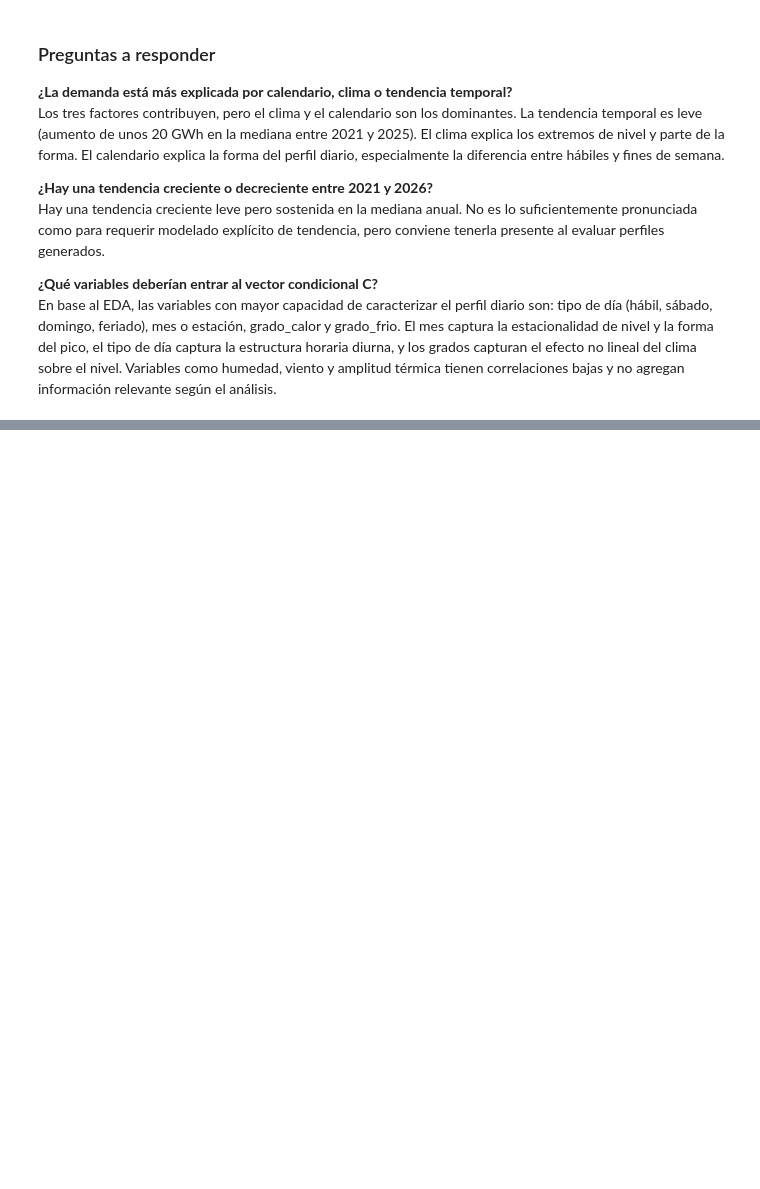
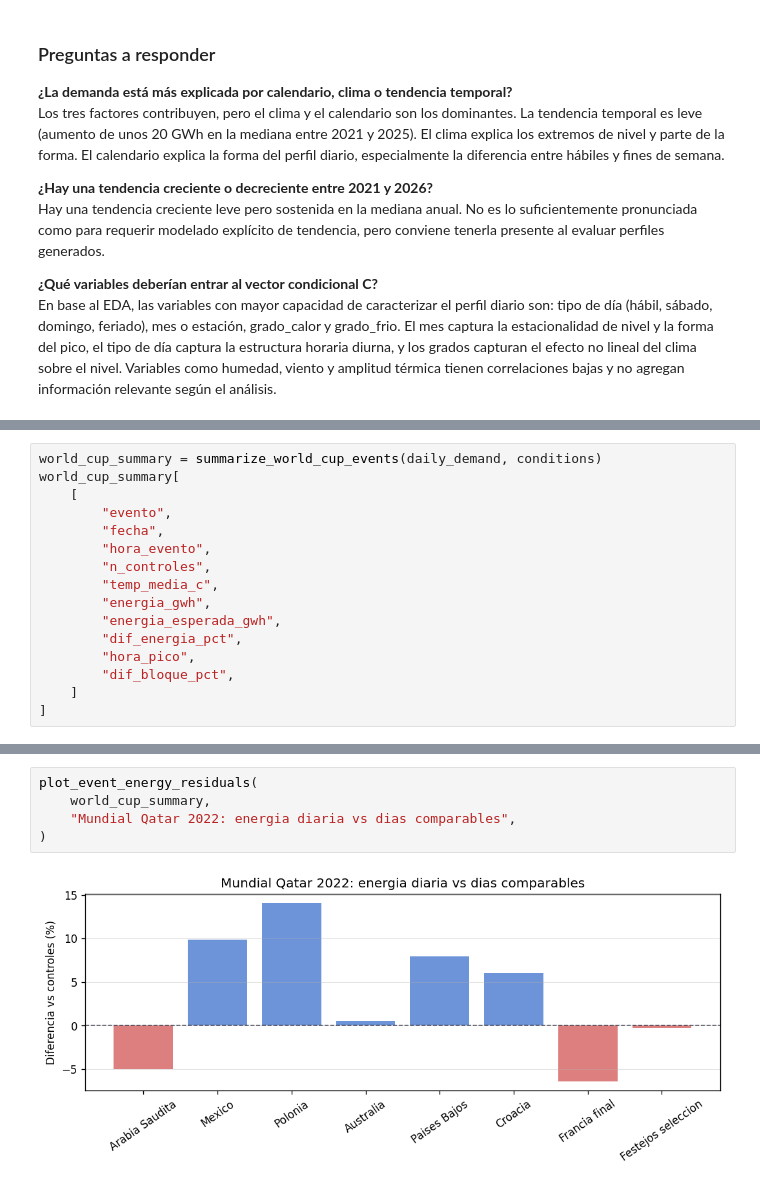
Before and after one commit to biancapaz/tp_final_ml, a Jupyter notebook: notebooks/eda.ipynb, the cells around one changed output, grey strips where cells are left out. Cells and saved outputs as stored; diff of their text form; blank space fills up the shorter version.

Commit message:
Hago seccion #7 del EDA, eventos sociales argentinos

```diff
--- a/notebooks/eda.ipynb
+++ b/notebooks/eda.ipynb
@@ -635,0 +702,16 @@ información relevante según el análisis.
+# %%
+world_cup_summary = summarize_world_cup_events(daily_demand, conditions)
+world_cup_summary[
+    [
+        "evento",
+        "fecha",
+        "hora_evento",
+        "n_controles",
+        "temp_media_c",
+        "energia_gwh",
+        "energia_esperada_gwh",
+        "dif_energia_pct",
+        "hora_pico",
+        "dif_bloque_pct",
+    ]
+]
@@ -635,0 +728,7 @@ información relevante según el análisis.
+# %%
+plot_event_energy_residuals(
+    world_cup_summary,
+    "Mundial Qatar 2022: energia diaria vs dias comparables",
+)
+# %% [output]
+[figure, added]
```
Also changed, not shown: parts of 17 cells of this notebook, 1 other file.
